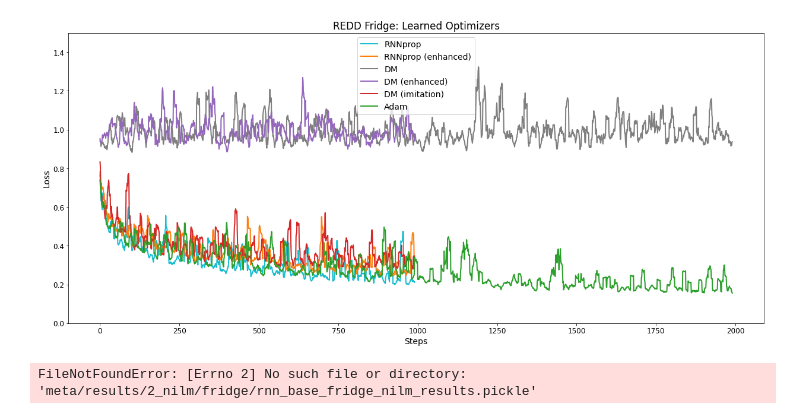
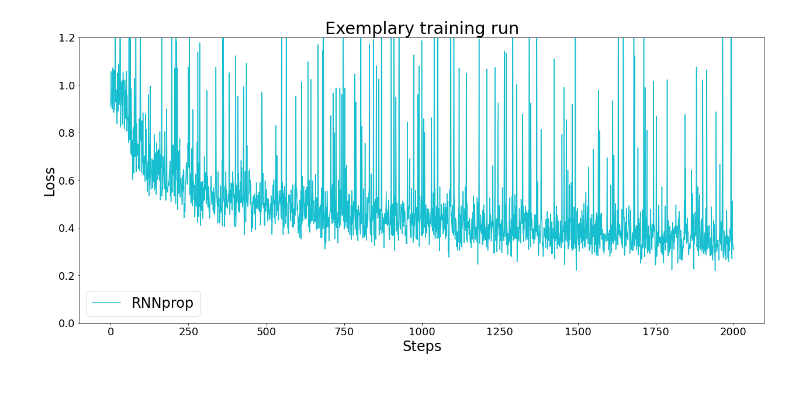
Before and after one commit to jsobbe/meta_nilm, a Jupyter notebook: reproduce_plots.ipynb, the cells around one changed output. Cells and saved outputs as stored; diff of their text form; code cells hidden in the pictures; blank space fills up the shorter version.

```diff
--- a/reproduce_plots.ipynb
+++ b/reproduce_plots.ipynb
@@ -19,11 +19,11 @@ NAMES = {'rnn':'RNNprop', 'rnn_e':'RNNprop (enhanced)', 'adam':'Adam', 'sgd':'SG
 
 font = {'family' : 'normal',
         'weight' : 'normal',
-        'size'   : 14}
+        'size'   : 24}
 
 matplotlib.rc('font', **font)
-matplotlib.rc('xtick', labelsize=12)
-matplotlib.rc('ytick', labelsize=12)
+matplotlib.rc('xtick', labelsize=18)
+matplotlib.rc('ytick', labelsize=18)
 
 def _plot_results_avg(results, error_bars=False, title='', name=''):
 
@@ -58,11 +58,13 @@ def _plot_results_avg(results, error_bars=False, title='', name=''):
 def _plot_first_run(results):
     plt.figure(figsize=(21, 9))
     for n, r in results.items():
-        plt.plot(np.convolve(r[1], np.ones(MOVING_AVG_DIST)/MOVING_AVG_DIST, mode='valid'), label=NAMES[n], linewidth='1.5', color=COLORS[n])
+        plt.plot(r[0], label=NAMES[n], linewidth='1.5', color=COLORS[n])
+
+#         plt.plot(np.convolve(r[0], np.ones(MOVING_AVG_DIST)/MOVING_AVG_DIST, mode='valid'), label=NAMES[n], linewidth='1.5', color=COLORS[n])
 #             plt.plot(r[i], label=n, linewidth='2')
         plt.ylim(0, 1.2)
     plt.legend()
-    plt.title('L2O Optimizers')
+    plt.title('Exemplary training run')
     plt.xlabel('Steps')
     plt.ylabel('Loss')
     plt.savefig('plots/' + "single.svg")
@@ -209,6 +206,6 @@ for n, r in results.items():
 # %%
-_plot_results_avg(results, error_bars=True, name='test', title='REDD Fridge: Learned Optimizers')
+# _plot_results_avg(results, error_bars=True, name='test', title='REDD Fridge: Learned Optimizers')
 # _plot_single_results_avg(results, name='test')
-# _plot_first_run(results)
+_plot_first_run(results)
 # %% [output]
-[figure, old version]
+[figure, new version]
@@ -268,11 +272,9 @@ def _make_nilm_plots(data, name):
 # %%
 nilm_results = {
-         'rnn': pd.read_pickle('meta/results/2_nilm/fridge/rnn_base_fridge_nilm_results.pickle'),
-        'rnn_e': pd.read_pickle('meta/results/2_nilm/fridge/rnn_e_base_nb2_fridge_nilm_results.pickle'),
-        'adam': pd.read_pickle('meta/results/2_nilm/fridge/adam_fridge_nilm_results.pickle'),
+         'rnn': pd.read_pickle('meta/results/2_nilm/fridge/rnn_base_base_fridge_nilm_results.pickle'),
+        'rnn_e': pd.read_pickle('meta/results/2_nilm/fridge/rnn_e_base_nb2_base_fridge_nilm_results.pickle'),
+        'adam': pd.read_pickle('meta/results/2_nilm/fridge/adam_base_fridge_nilm_results.pickle'),
 }
-# %% [output]
-FileNotFoundError: [Errno 2] No such file or directory: 'meta/results/2_nilm/fridge/rnn_base_fridge_nilm_results.pickle'
 # %%
 _make_nilm_subplots(nilm_results)
 # %% [output]
```
Also changed, not shown: parts of 4 cells of this notebook, 8 other files.
